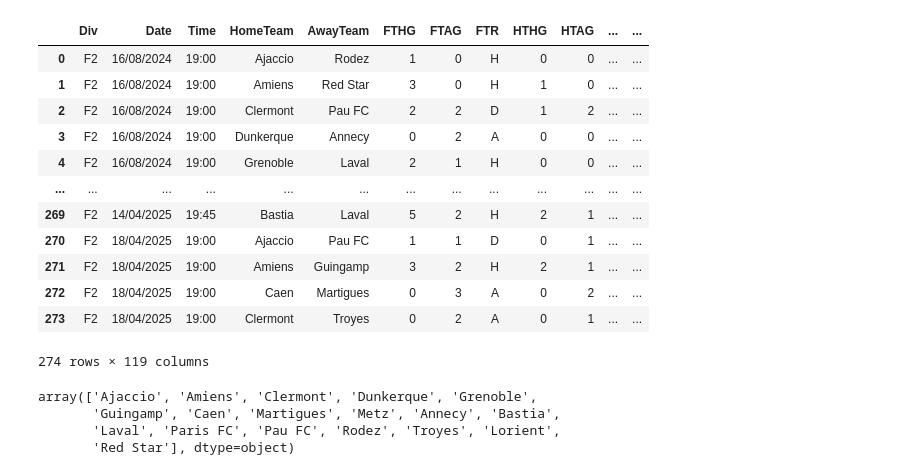
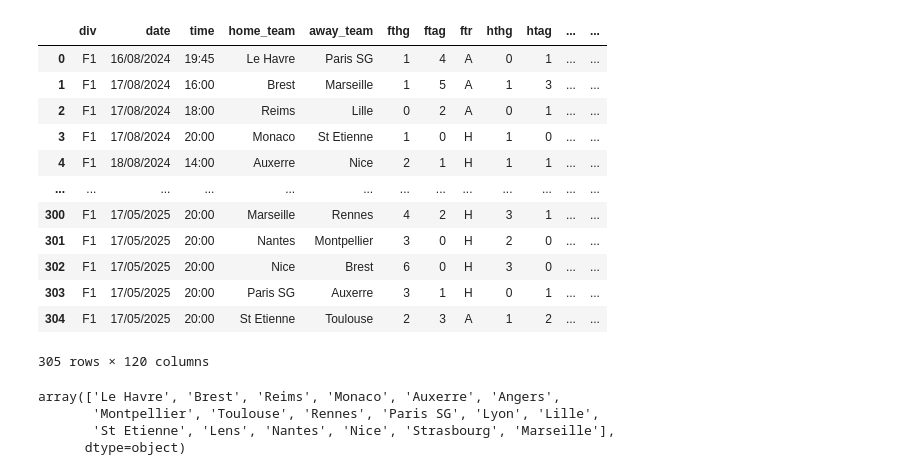
Before and after one commit to SneachChea/footix, a Jupyter notebook: notebooks/test_bayesian.ipynb, the cells around one changed output. Saved outputs shown, nothing was run; the diff lists cells and outputs as text; code cells hidden in the pictures.

```diff
--- a/notebooks/test_bayesian.ipynb
+++ b/notebooks/test_bayesian.ipynb
@@ -10,28 +11,28 @@ from typing import Literal
 from footix.strategy.select_bets import simple_select_bets, select_matches_posterior
 import json
 # %%
-dataset = ScrapFootballData(competition="ligue2", season="2425", path ="./data", force_reload=True).get_data()
+dataset = ScrapFootballData(competition="FRA Ligue 1", season="2024-2025", path ="./data", force_reload=True).get_fixtures()
 # %%
-dataset.head(-5)
+dataset.head(-1)
 # %% [output]
-|  | Div | Date | Time | HomeTeam | AwayTeam | FTHG | FTAG | FTR | HTHG | HTAG | ... | ... |
-| 0 | F2 | 16/08/2024 | 19:00 | Ajaccio | Rodez | 1 | 0 | H | 0 | 0 | ... | ... |
-| 1 | F2 | 16/08/2024 | 19:00 | Amiens | Red Star | 3 | 0 | H | 1 | 0 | ... | ... |
-| 2 | F2 | 16/08/2024 | 19:00 | Clermont | Pau FC | 2 | 2 | D | 1 | 2 | ... | ... |
-| 3 | F2 | 16/08/2024 | 19:00 | Dunkerque | Annecy | 0 | 2 | A | 0 | 0 | ... | ... |
-| 4 | F2 | 16/08/2024 | 19:00 | Grenoble | Laval | 2 | 1 | H | 0 | 0 | ... | ... |
+|  | div | date | time | home_team | away_team | fthg | ftag | ftr | hthg | htag | ... | ... |
+| 0 | F1 | 16/08/2024 | 19:45 | Le Havre | Paris SG | 1 | 4 | A | 0 | 1 | ... | ... |
+| 1 | F1 | 17/08/2024 | 16:00 | Brest | Marseille | 1 | 5 | A | 1 | 3 | ... | ... |
+| 2 | F1 | 17/08/2024 | 18:00 | Reims | Lille | 0 | 2 | A | 0 | 1 | ... | ... |
+| 3 | F1 | 17/08/2024 | 20:00 | Monaco | St Etienne | 1 | 0 | H | 1 | 0 | ... | ... |
+| 4 | F1 | 18/08/2024 | 14:00 | Auxerre | Nice | 2 | 1 | H | 1 | 1 | ... | ... |
 | ... | ... | ... | ... | ... | ... | ... | ... | ... | ... | ... | ... | ... |
-| 269 | F2 | 14/04/2025 | 19:45 | Bastia | Laval | 5 | 2 | H | 2 | 1 | ... | ... |
-| 270 | F2 | 18/04/2025 | 19:00 | Ajaccio | Pau FC | 1 | 1 | D | 0 | 1 | ... | ... |
-| 271 | F2 | 18/04/2025 | 19:00 | Amiens | Guingamp | 3 | 2 | H | 2 | 1 | ... | ... |
-| 272 | F2 | 18/04/2025 | 19:00 | Caen | Martigues | 0 | 3 | A | 0 | 2 | ... | ... |
-| 273 | F2 | 18/04/2025 | 19:00 | Clermont | Troyes | 0 | 2 | A | 0 | 1 | ... | ... |
+| 300 | F1 | 17/05/2025 | 20:00 | Marseille | Rennes | 4 | 2 | H | 3 | 1 | ... | ... |
+| 301 | F1 | 17/05/2025 | 20:00 | Nantes | Montpellier | 3 | 0 | H | 2 | 0 | ... | ... |
+| 302 | F1 | 17/05/2025 | 20:00 | Nice | Brest | 6 | 0 | H | 3 | 0 | ... | ... |
+| 303 | F1 | 17/05/2025 | 20:00 | Paris SG | Auxerre | 3 | 1 | H | 0 | 1 | ... | ... |
+| 304 | F1 | 17/05/2025 | 20:00 | St Etienne | Toulouse | 2 | 3 | A | 1 | 2 | ... | ... |
-274 rows × 119 columns
+305 rows × 120 columns
 # %%
-dataset["HomeTeam"].unique()
+dataset["home_team"].unique()
 # %% [output]
-array(['Ajaccio', 'Amiens', 'Clermont', 'Dunkerque', 'Grenoble',
-       'Guingamp', 'Caen', 'Martigues', 'Metz', 'Annecy', 'Bastia',
-       'Laval', 'Paris FC', 'Pau FC', 'Rodez', 'Troyes', 'Lorient',
-       'Red Star'], dtype=object)
+array(['Le Havre', 'Brest', 'Reims', 'Monaco', 'Auxerre', 'Angers',
+       'Montpellier', 'Toulouse', 'Rennes', 'Paris SG', 'Lyon', 'Lille',
+       'St Etienne', 'Lens', 'Nantes', 'Nice', 'Strasbourg', 'Marseille'],
+      dtype=object)
 # %%
```
Also changed, not shown: parts of 22 cells of this notebook, 7 other files.
